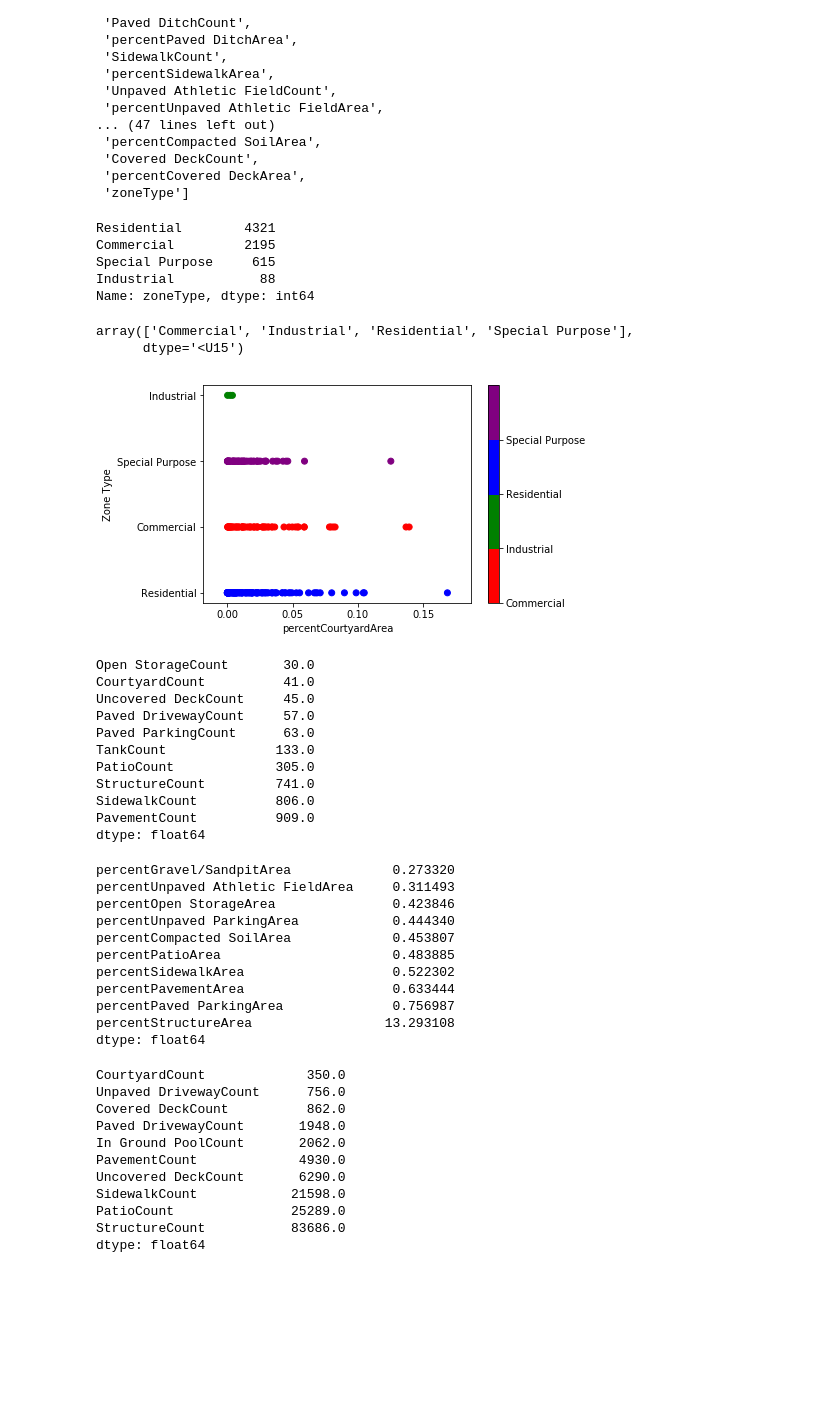
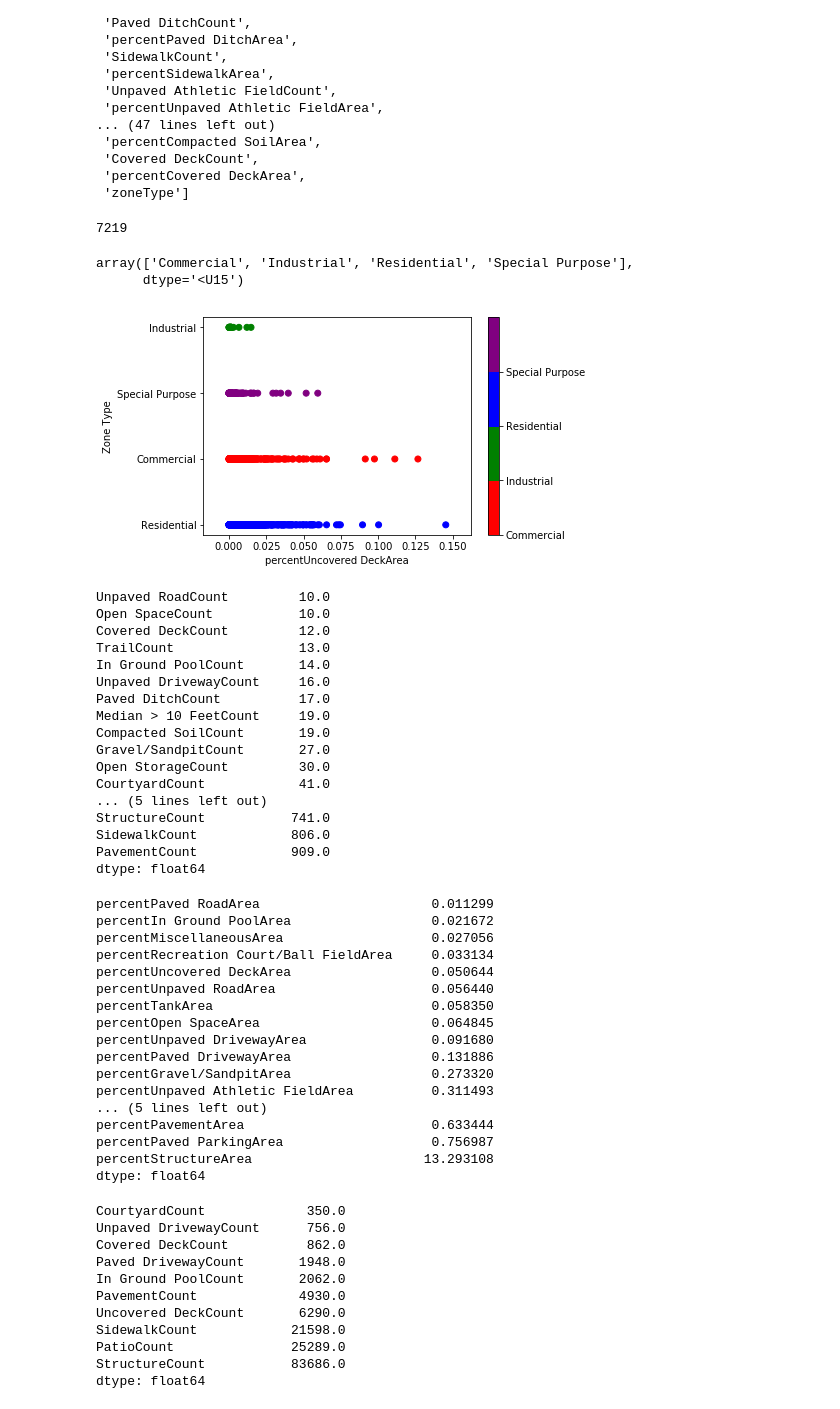
Before and after one commit to ledanieln/CoA-Zone-Prediction, a Jupyter notebook: notebooks/Data Exploration.ipynb, the cells around one changed output. Drawn from its saved outputs; the diff is of its cells as text; code cells hidden in the pictures; blank space fills up the shorter version.

Commit message:
update requirements.txt, data exploration notebook

```diff
--- a/notebooks/Data Exploration.ipynb
+++ b/notebooks/Data Exploration.ipynb
@@ -26,13 +26,9 @@ list(train)
  'percentCovered DeckArea',
  'zoneType']
 # %%
-train['zoneType'].value_counts()
+train['zoneType'].value_counts().sum()
 # %% [output]
-Residential        4321
-Commercial         2195
-Special Purpose     615
-Industrial           88
-Name: zoneType, dtype: int64
+7219
 # %%
 train.replace(0, np.nan, inplace=True)
 # %%
@@ -47,20 +43,20 @@ le.classes_
 array(['Commercial', 'Industrial', 'Residential', 'Special Purpose'],
       dtype='<U15')
 # %%
-label = 'Courtyard'
+label = 'Uncovered Deck'
 labelArea = 'percent' + label + 'Area'
 labelCount = label + 'Count'
 choice = labelArea
 #plt.scatter(train.index, train[choice], c=train['mappedLabel'], cmap=colMap)
 plt.scatter(train[choice], train['zoneType'], c=train['mappedLabel'], cmap=colMap)
 plt.xlabel(choice)
 plt.ylabel("Zone Type")
 cb = plt.colorbar()
 loc = np.arange(0,max(train['mappedLabel']),max(train['mappedLabel'])/float(len(colors)))
 cb.set_ticks(loc)
 cb.set_ticklabels(le.classes_)
 # %% [output]
-[figure, old version]
+[figure, new version]
 # %%
 area_cols = [col for col in train.columns if 'percent' in col]
 count_cols = [col for col in train.columns if 'Count' in col]
@@ -81,32 +77,44 @@ commercialDataArea = areaTrain[areaTrain['zoneType']=='Commercial']
 sDataCount = countTrain[countTrain['zoneType']=='Special Purpose']
 sDataArea = areaTrain[areaTrain['zoneType']=='Special Purpose']
 # %%
-industrialDataCount.drop(['zoneType'], axis=1).sum().sort_values().tail(10)
+industrialDataCount.drop(['zoneType'], axis=1).sum().sort_values().tail(20)
 # %% [output]
-Open StorageCount       30.0
-CourtyardCount          41.0
-Uncovered DeckCount     45.0
-Paved DrivewayCount     57.0
-Paved ParkingCount      63.0
-TankCount              133.0
-PatioCount             305.0
-StructureCount         741.0
-SidewalkCount          806.0
-PavementCount          909.0
+Unpaved RoadCount         10.0
+Open SpaceCount           10.0
+Covered DeckCount         12.0
+TrailCount                13.0
+In Ground PoolCount       14.0
+Unpaved DrivewayCount     16.0
+Paved DitchCount          17.0
+Median > 10 FeetCount     19.0
+Compacted SoilCount       19.0
+Gravel/SandpitCount       27.0
+Open StorageCount         30.0
+CourtyardCount            41.0
+... (5 lines left out)
+StructureCount           741.0
+SidewalkCount            806.0
+PavementCount            909.0
 dtype: float64
 # %%
-industrialDataArea.drop(['zoneType'], axis=1).sum().sort_values().tail(10)
+industrialDataArea.drop(['zoneType'], axis=1).sum().sort_values().tail(20)
 # %% [output]
-percentGravel/SandpitArea             0.273320
-percentUnpaved Athletic FieldArea     0.311493
-percentOpen StorageArea               0.423846
-percentUnpaved ParkingArea            0.444340
-percentCompacted SoilArea             0.453807
-percentPatioArea                      0.483885
-percentSidewalkArea                   0.522302
-percentPavementArea                   0.633444
-percentPaved ParkingArea              0.756987
-percentStructureArea                 13.293108
+percentPaved RoadArea                      0.011299
+percentIn Ground PoolArea                  0.021672
+percentMiscellaneousArea                   0.027056
+percentRecreation Court/Ball FieldArea     0.033134
+percentUncovered DeckArea                  0.050644
+percentUnpaved RoadArea                    0.056440
+percentTankArea                            0.058350
+percentOpen SpaceArea                      0.064845
+percentUnpaved DrivewayArea                0.091680
+percentPaved DrivewayArea                  0.131886
+percentGravel/SandpitArea                  0.273320
+percentUnpaved Athletic FieldArea          0.311493
+... (5 lines left out)
+percentPavementArea                        0.633444
+percentPaved ParkingArea                   0.756987
+percentStructureArea                      13.293108
 dtype: float64
 # %%
 residentialDataCount.drop(['zoneType'], axis=1).sum().sort_values().tail(10)
```
Also changed, not shown: 2 other files.
